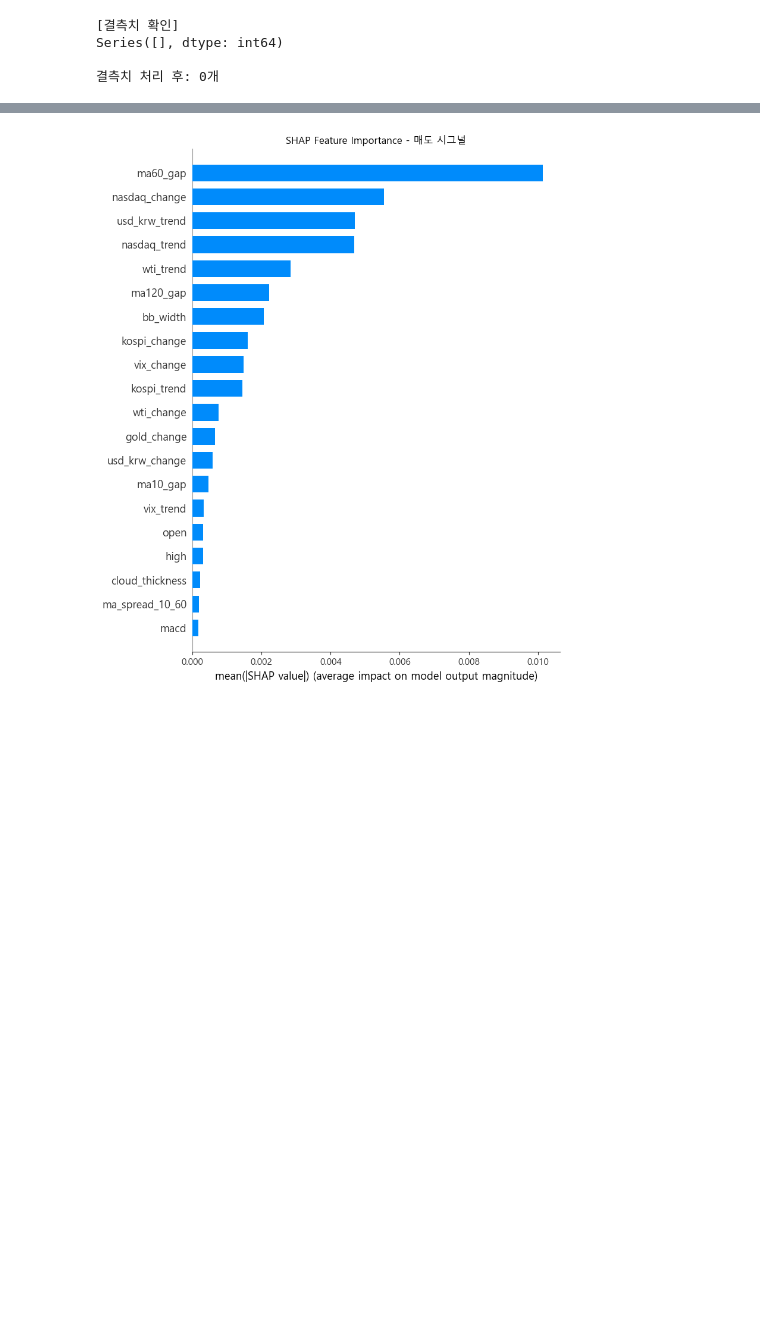
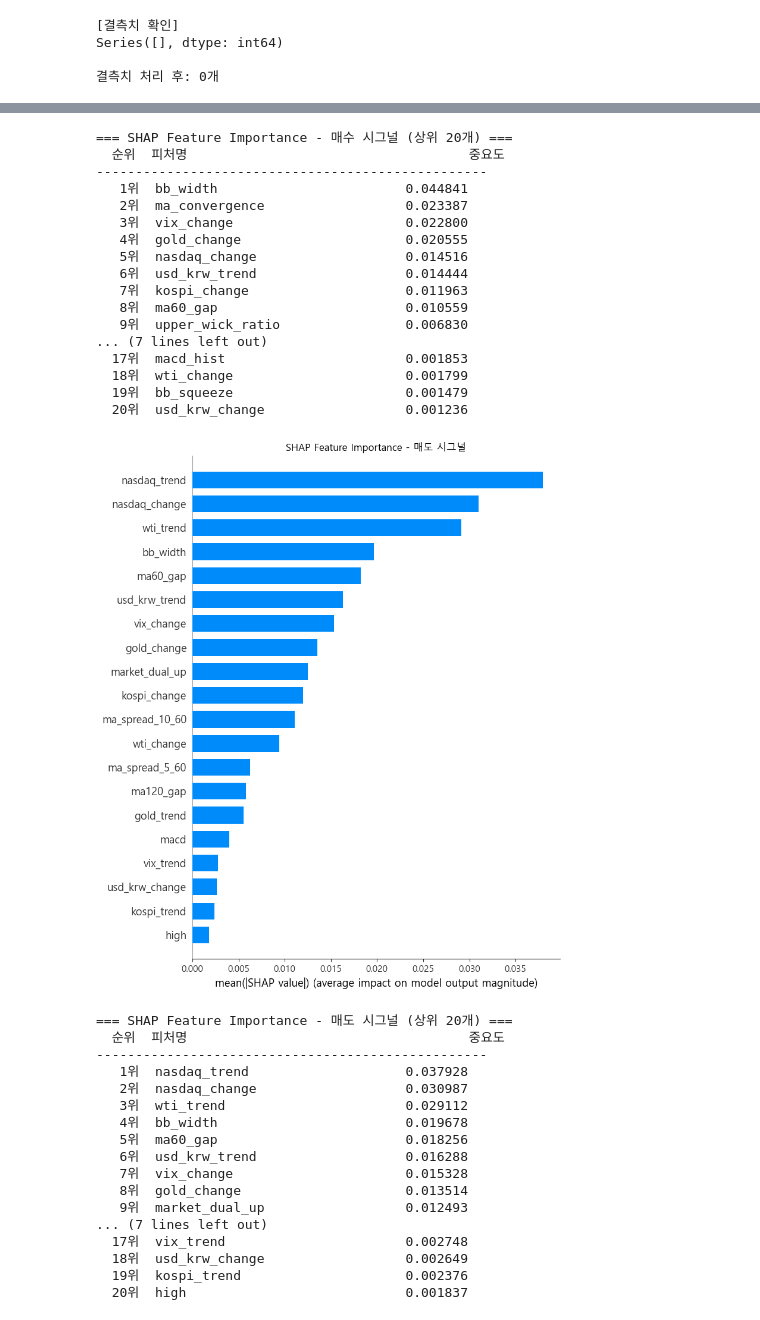
Before and after one commit to jin25056-ai/RichClub, a Jupyter notebook: model/hyerim/model_train.ipynb, the cells around one changed output, grey strips where cells are left out. Cells and saved outputs as stored; diff of their text form; code cells hidden in the pictures; blank space fills up the shorter version.

```diff
--- a/model/hyerim/model_train.ipynb
+++ b/model/hyerim/model_train.ipynb
@@ -146,0 +209,10 @@ plt.show()
+# %%
+# 3-4
+# feature_cols 재정의 (새 피처 포함)
+exclude_cols = ['stock_code', 'stock_name', 'date', 'target']
+feature_cols = [c for c in df.columns if c not in exclude_cols]
+print(f'총 피처 수 (새 파생 피처 포함): {len(feature_cols)}')
+print([c for c in feature_cols if c in [
+    'domain_score', 'nasdaq_vix_bull', 'market_dual_up',
+    'usd_down_nasdaq_up', 'low_fear_bull'
+]])
@@ -180,4 +255,8 @@ plt.title('target 클래스 분포 (전종목)')
 plt.ylabel('데이터 수')
 plt.tight_layout()
 plt.show()
+
+print('=== target 분포 ===')
+for label, val in zip(target_counts.index, target_counts.values):
+    print(f'{label}: {val:,}건 ({val/len(df)*100:.1f}%)')
 # %% [output]
@@ -459,4 +506,14 @@ plt.xlabel('예측값')
 plt.ylabel('실제값')
 plt.tight_layout()
 plt.show()
+
+print('=== Confusion Matrix 분석 ===')
+labels = ['관망', '매수', '매도']
+total = cm.sum()
+for i, label in enumerate(labels):
+    correct  = cm[i, i]
+    actual   = cm[i].sum()
+    recall   = correct / actual * 100
+    print(f'{label}: {correct:,}/{actual:,} 정답 ({recall:.1f}%)')
+print(f'\n전체 정확도: {np.trace(cm):,}/{total:,} ({np.trace(cm)/total*100:.2f}%)')
 # %% [output]
@@ -474,6 +537,7 @@ for i, name in enumerate(class_names):
         sv = shap_values[i]
     else:
         sv = shap_values[:, :, i]
+
     plt.figure(figsize=(10, 8))
     shap.summary_plot(
         sv, X_test_scaled,
@@ -482,4 +546,14 @@ for i, name in enumerate(class_names):
     plt.title(f'SHAP Feature Importance - {name} 시그널')
     plt.tight_layout()
     plt.show()
+
+    # 텍스트 출력
+    mean_shap = np.abs(sv).mean(axis=0)
+    shap_df   = pd.Series(mean_shap, index=feature_cols).sort_values(ascending=False)
+
+    print(f'\n=== SHAP Feature Importance - {name} 시그널 (상위 20개) ===')
+    print(f'{"순위":>4}  {"피처명":<30}  {"중요도":>10}')
+    print('-' * 50)
+    for rank, (feat, val) in enumerate(shap_df.head(20).items(), 1):
+        print(f'{rank:>4}위  {feat:<30}  {val:.6f}')
 # %% [output]
@@ -488,4 +579,38 @@ for i, name in enumerate(class_names):
+=== SHAP Feature Importance - 매수 시그널 (상위 20개) ===
+  순위  피처명                                    중요도
+--------------------------------------------------
+   1위  bb_width                        0.044841
+   2위  ma_convergence                  0.023387
+   3위  vix_change                      0.022800
+   4위  gold_change                     0.020555
+   5위  nasdaq_change                   0.014516
+   6위  usd_krw_trend                   0.014444
+   7위  kospi_change                    0.011963
+   8위  ma60_gap                        0.010559
+   9위  upper_wick_ratio                0.006830
+... (7 lines left out)
+  17위  macd_hist                       0.001853
+  18위  wti_change                      0.001799
+  19위  bb_squeeze                      0.001479
+  20위  usd_krw_change                  0.001236
-[figure, old version]
+[figure, new version]
+=== SHAP Feature Importance - 매도 시그널 (상위 20개) ===
+  순위  피처명                                    중요도
+--------------------------------------------------
+   1위  nasdaq_trend                    0.037928
+   2위  nasdaq_change                   0.030987
+   3위  wti_trend                       0.029112
+   4위  bb_width                        0.019678
+   5위  ma60_gap                        0.018256
+   6위  usd_krw_trend                   0.016288
+   7위  vix_change                      0.015328
+   8위  gold_change                     0.013514
+   9위  market_dual_up                  0.012493
+... (7 lines left out)
+  17위  vix_trend                       0.002748
+  18위  usd_krw_change                  0.002649
+  19위  kospi_trend                     0.002376
+  20위  high                            0.001837
 # %%
 # 셀 14 - SHAP beeswarm (매수 시그널 기준)
 if isinstance(shap_values, list):
```
Also changed, not shown: parts of 27 cells of this notebook, 1 other file.
